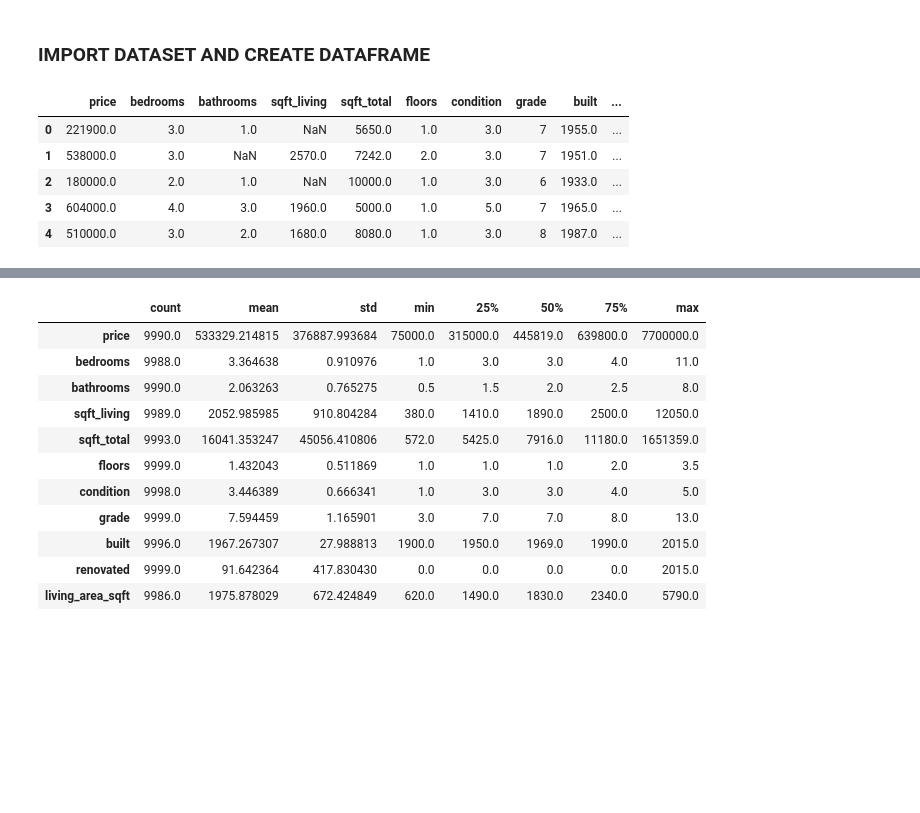
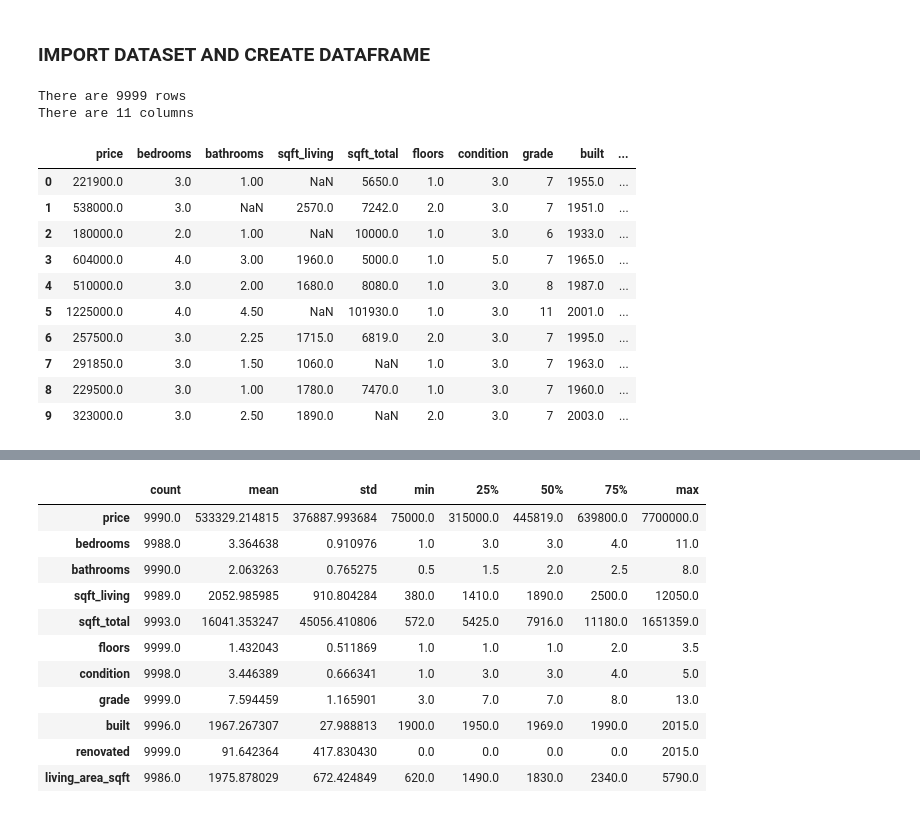
Before and after one commit to Jefferson-Aggor/programming-for-data-analysis, a Jupyter notebook: assignment.ipynb, the cells around one changed output, grey strips where cells are left out. Saved outputs shown, nothing was run; the diff lists cells and outputs as text; code cells hidden in the pictures; blank space fills up the shorter version.

```diff
--- a/assignment.ipynb
+++ b/assignment.ipynb
@@ -12,11 +13,24 @@ dataset = 'BerlinHousing4049.csv'
 
 df = pd.read_csv(dataset)
 
-df.head()
+rows, cols = df.shape
+
+print(f'There are {rows} rows')
+print(f'There are {cols} columns')
 # %% [output]
-|  | price | bedrooms | bathrooms | sqft_living | sqft_total | floors | condition | grade | built | ... |
-| 0 | 221900.0 | 3.0 | 1.0 | NaN | 5650.0 | 1.0 | 3.0 | 7 | 1955.0 | ... |
-| 1 | 538000.0 | 3.0 | NaN | 2570.0 | 7242.0 | 2.0 | 3.0 | 7 | 1951.0 | ... |
-| 2 | 180000.0 | 2.0 | 1.0 | NaN | 10000.0 | 1.0 | 3.0 | 6 | 1933.0 | ... |
-| 3 | 604000.0 | 4.0 | 3.0 | 1960.0 | 5000.0 | 1.0 | 5.0 | 7 | 1965.0 | ... |
-| 4 | 510000.0 | 3.0 | 2.0 | 1680.0 | 8080.0 | 1.0 | 3.0 | 8 | 1987.0 | ... |
+There are 9999 rows
+There are 11 columns
+# %%
+df.head(10)
+# %% [output]
+|  | price | bedrooms | bathrooms | sqft_living | sqft_total | floors | condition | grade | built | ... |
+| 0 | 221900.0 | 3.0 | 1.00 | NaN | 5650.0 | 1.0 | 3.0 | 7 | 1955.0 | ... |
+| 1 | 538000.0 | 3.0 | NaN | 2570.0 | 7242.0 | 2.0 | 3.0 | 7 | 1951.0 | ... |
+| 2 | 180000.0 | 2.0 | 1.00 | NaN | 10000.0 | 1.0 | 3.0 | 6 | 1933.0 | ... |
+| 3 | 604000.0 | 4.0 | 3.00 | 1960.0 | 5000.0 | 1.0 | 5.0 | 7 | 1965.0 | ... |
+| 4 | 510000.0 | 3.0 | 2.00 | 1680.0 | 8080.0 | 1.0 | 3.0 | 8 | 1987.0 | ... |
+| 5 | 1225000.0 | 4.0 | 4.50 | NaN | 101930.0 | 1.0 | 3.0 | 11 | 2001.0 | ... |
+| 6 | 257500.0 | 3.0 | 2.25 | 1715.0 | 6819.0 | 2.0 | 3.0 | 7 | 1995.0 | ... |
+| 7 | 291850.0 | 3.0 | 1.50 | 1060.0 | NaN | 1.0 | 3.0 | 7 | 1963.0 | ... |
+| 8 | 229500.0 | 3.0 | 1.00 | 1780.0 | 7470.0 | 1.0 | 3.0 | 7 | 1960.0 | ... |
+| 9 | 323000.0 | 3.0 | 2.50 | 1890.0 | NaN | 2.0 | 3.0 | 7 | 2003.0 | ... |
```
Also changed, not shown: parts of 23 cells of this notebook.
